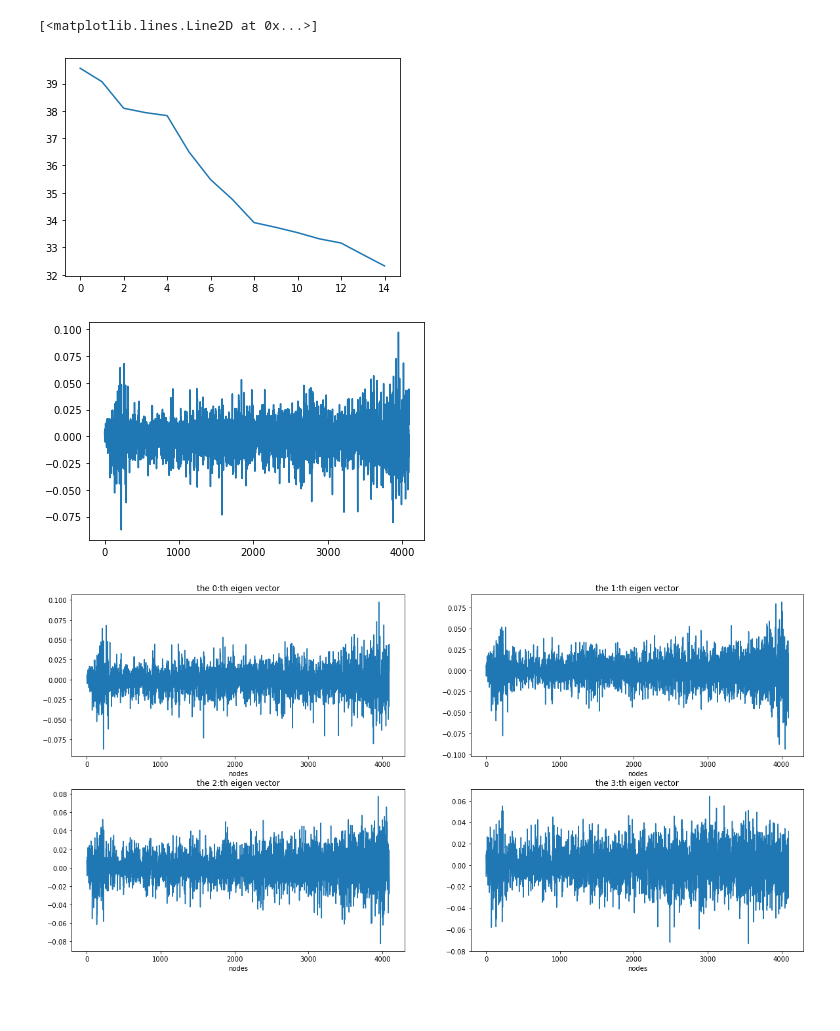
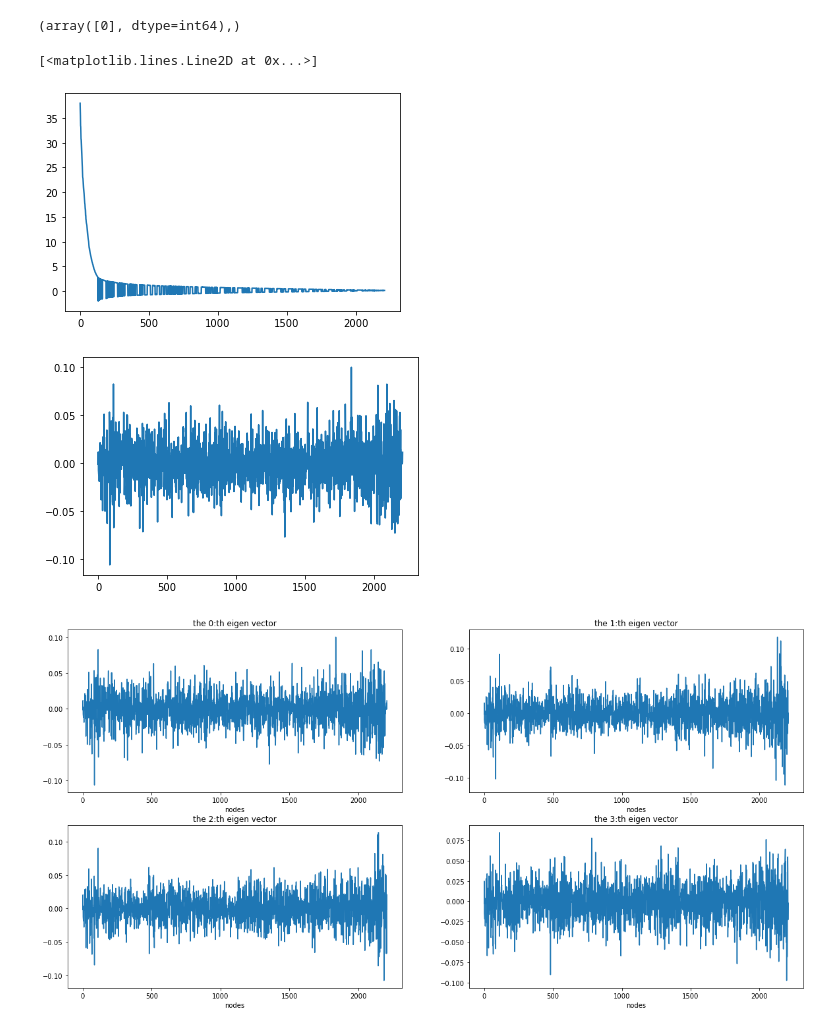
Before and after one commit to Ahmadsad/ID2211-Project, a Jupyter notebook: test.ipynb, the cells around one changed output. Drawn from its saved outputs; the diff is of its cells as text; code cells hidden in the pictures; blank space fills up the shorter version.

Commit message:
intresting results for sparse graph, with spatial

```diff
--- a/test.ipynb
+++ b/test.ipynb
@@ -195,0 +160,19 @@ The image size: 4096, dimensions: 2 and the shape: (64, 64)
+# %%
+# Another scaling method
+from skimage.measure import block_reduce
+scaling_factor = 11
+
+_image = block_reduce(image, block_size=(scaling_factor, scaling_factor), func=np.mean)
+_mask= block_reduce(groundtruth_mask_array, block_size=(scaling_factor, scaling_factor), func=np.mean)
+
+threshed_img = block_reduce(threshed_norm_img, block_size=(scaling_factor, scaling_factor), func=np.mean)
+nonThreshed_img = block_reduce(norm_img, block_size=(scaling_factor, scaling_factor), func=np.mean) # normalized but non threshed
+
+threshed_img_edge_amplified = block_reduce(threshed_img_edge_amplified, block_size=(scaling_factor, scaling_factor), func=np.mean)
+nonThreshed_img_edge_amplified = block_reduce(img_edge_amplified, block_size=(scaling_factor, scaling_factor), func=np.mean)
+
+plt_fig_hist(sobel(_image))
+plt_fig_hist(sobel(threshed_img))
+plt_fig_hist(sobel(nonThreshed_img))
+plt_fig_hist(sobel(threshed_img_edge_amplified))
+plt_fig_hist(sobel(nonThreshed_img_edge_amplified))
@@ -196,2 +185,13 @@ The image size: 4096, dimensions: 2 and the shape: (64, 64)
 # %%
-clipped_img_weight_matrix = build_weighMatrix(scaled_clipped_img, 5);
+wm_img = build_weighMatrix(_image, 6);
+wm_norm_img = build_weighMatrix(nonThreshed_img, 6);
+wm_threshed_norm_img = build_weighMatrix(threshed_img, 6);
+
+wm_threshed_img_amplified = build_weighMatrix(threshed_img_edge_amplified, 6);
+wm_nonThreshed_img_amplified = build_weighMatrix(nonThreshed_img_edge_amplified, 6);
+
+plt_fig_hist(wm_img)
+plt_fig_hist(wm_threshed_norm_img)
+plt_fig_hist(wm_norm_img)
+plt_fig_hist(wm_threshed_img_amplified)
+plt_fig_hist(wm_nonThreshed_img_amplified)
@@ -221,2 +412,3 @@ clipped_eig = np.linalg.eig(clipped_img_weight_matrix);
 # %%
-print(clipped_eig[1][:])
+eig_values = np.linalg.eig(wm_img);
+# print(eig_values[1][:])
@@ -237,34 +415,35 @@ print(clipped_eig[1][:])
 # %%
-# print(np.max(clipped_eig[0]))
-plt.plot(clipped_eig[0][0:15]) # first 15 eigen values
+print(np.where(np.max(eig_values[0]))) # --> 37
+plt.plot(eig_values[0])
 # %% [output]
-[<matplotlib.lines.Line2D at 0x...>]
+(array([0], dtype=int64),)
+[<matplotlib.lines.Line2D at 0x...>]
-[figure, old version]
+[figure, new version]
 # %%
-plt.plot(clipped_eig[1][0]); # plot first eigenVector
+plt.plot(eig_values[1][0]); # plot first eigenVector
 # %% [output]
-[figure, old version]
+[figure, new version]
 # %%
 plt.figure(figsize=(20,10));
 plt.subplot(2, 2, 1);
-plt.plot(clipped_eig[1][0]);
+plt.plot(eig_values[1][0]);
 plt.xlabel('nodes');
 plt.title('the {}:th eigen vector'.format(0));
 plt.subplot(2, 2, 2);
-plt.plot(clipped_eig[1][1]);
+plt.plot(eig_values[1][1]);
 plt.xlabel('nodes');
 plt.title('the {}:th eigen vector'.format(1));
 plt.subplot(2, 2, 3);
-plt.plot(clipped_eig[1][2]);
+plt.plot(eig_values[1][2]);
 plt.xlabel('nodes');
 plt.title('the {}:th eigen vector'.format(2));
 plt.subplot(2, 2, 4);
-plt.plot(clipped_eig[1][3]);
+plt.plot(eig_values[1][3]);
 plt.xlabel('nodes');
 plt.title('the {}:th eigen vector'.format(3));
 plt.show();
 # %% [output]
-[figure, old version]
+[figure, new version]
 # %%
 plt.figure(figsize=(20,10));
 plt.subplot(2, 2, 1);
```
Also changed, not shown: parts of 39 cells of this notebook.
